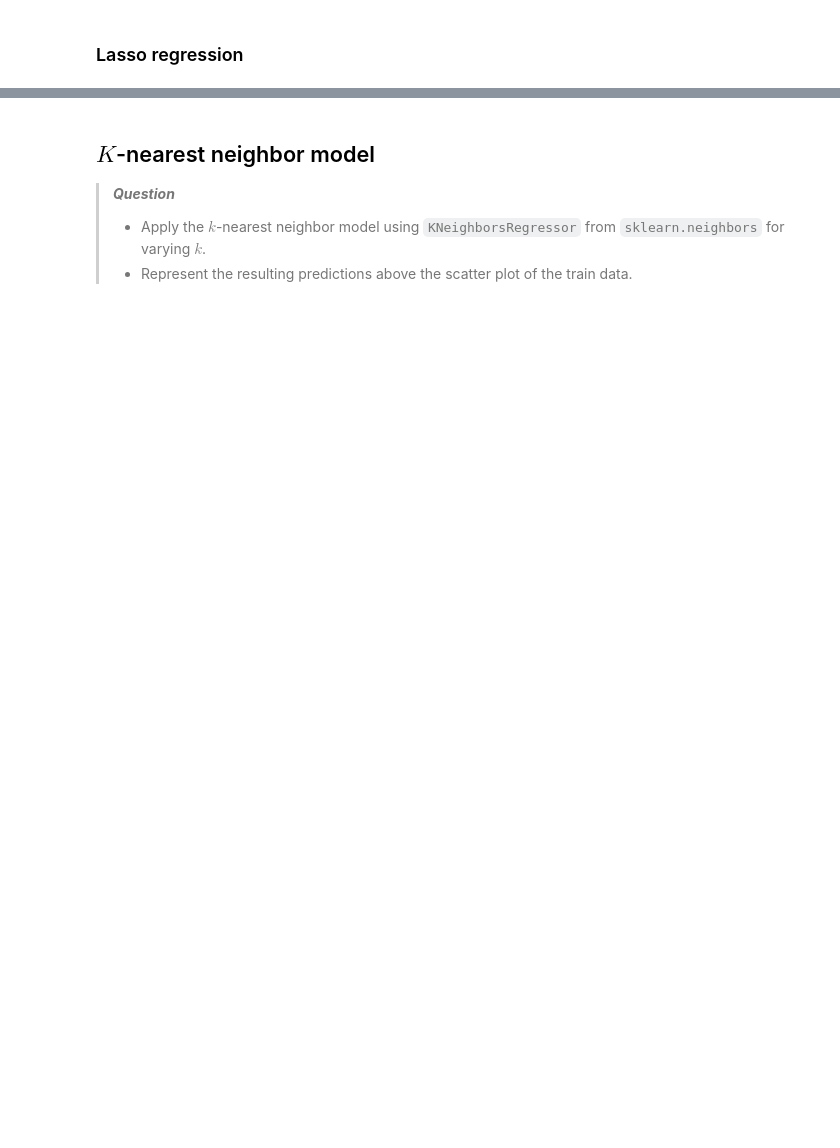
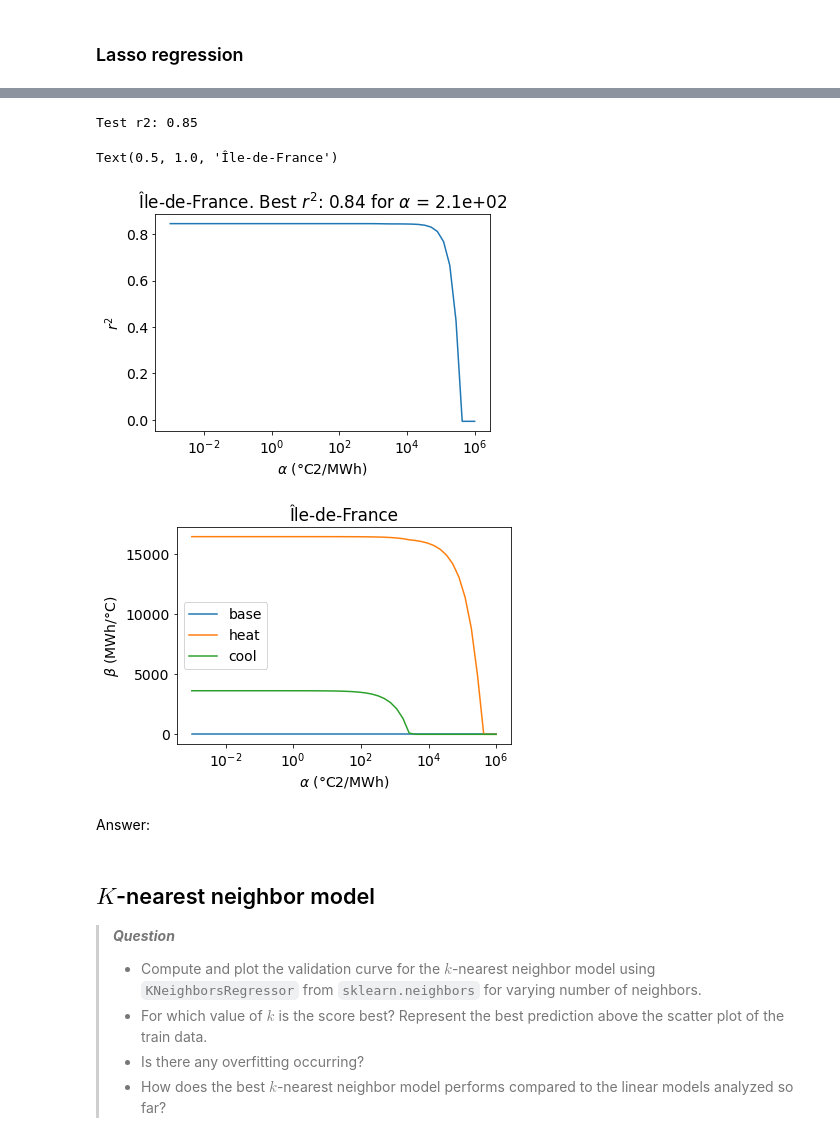
Before and after one commit to Pchambet/ml4climate, a Jupyter notebook: book/notebooks/4_tutorial_regularization_selection_evaluation.ipynb, the cells around one changed output, grey strips where cells are left out. Cells and saved outputs as stored; diff of their text form; code cells hidden in the pictures; blank space fills up the shorter version.

```diff
--- a/book/notebooks/4_tutorial_regularization_selection_evaluation.ipynb
+++ b/book/notebooks/4_tutorial_regularization_selection_evaluation.ipynb
@@ -86,9 +262,73 @@ df_dem_idf = df_dem[region_name]
 # %%
-# Your answer
+# fit_intercept = False
+fit_intercept = True
+
+# Estimator choice
+reg_class = linear_model.Lasso
+
+# Declare empty arrays in which to store r2 scores and coefficients
+r2_validation = np.empty(alpha_rng.shape)
+coefs = np.empty((len(alpha_rng), X.shape[1]))
+
+# Loop over regularization-parameter values
+for k, alpha in enumerate(alpha_rng):
+    # Define the estimator for particular regularization-parameter value
+    reg = reg_class(alpha=alpha, fit_intercept=fit_intercept)
+
+    # Get r2 test scores from k-fold cross-validation
+    r2_validation_arr = cross_val_score(reg, X, y, cv=N_SPLITS)
+
+    # Get r2 expected prediction score by averaging over test scores
+    r2_validation[k] = r2_validation_arr.mean()
+
+    # Save coefficients
+    reg.fit(X, y)
+    coefs[k] = reg.coef_
+
+# Get best value of the regularization parameter
+i_best = np.argmax(r2_validation)
+alpha_best = alpha_rng[i_best]
+r2_best = r2_validation[i_best]
+
+# Plot validation curve
+plt.figure()
+plt.plot(alpha_rng, r2_validation)
+plt.xscale('log')
+plt.xlabel(alpha_label)
+plt.ylabel(r'$r^2$')
+plt.title(region_name + r'. Best $r^2$: {:.2} for $\alpha$ = {:.1e}'.format(
+    r2_best, alpha_best))
+
+# Compute prediction error conditioned on first 5 years of data
+X_test = X[-n_test:]
+y_test = y[-n_test:]
+X_train = X[:-n_test]
+y_train = y[:-n_test]
+reg = reg_class(alpha=alpha_best, fit_intercept=fit_intercept)
+reg.fit(X_train, y_train)
+r2_test = reg.score(X_test, y_test)
+print('Test r2: {:.2f}'.format(r2_test))
+
+# Plot coefficients
+fig, ax = plt.subplots()
+df_coefs = pd.DataFrame(coefs, index=alpha_rng, columns=list(variables))
+df_coefs.index.name = alpha_label
+df_coefs.plot(ax=ax, ylabel=r'$\beta$ (MWh/°C)')
+ax.set_xscale('log')
+plt.title(region_name)
+# %% [output]
+Test r2: 0.85
+Text(0.5, 1.0, 'Île-de-France')
+[figure, added]
+[figure, added]
+# %% [markdown]
+Answer:
 # %% [markdown]
 ## $K$-nearest neighbor model
 
 > ***Question***
-> - Apply the $k$-nearest neighbor model using `KNeighborsRegressor` from `sklearn.neighbors` for varying $k$.
-> - Represent the resulting predictions above the scatter plot of the train data.
+> - Compute and plot the validation curve for the $k$-nearest neighbor model using `KNeighborsRegressor` from `sklearn.neighbors` for varying number of neighbors.
+> - For which value of $k$ is the score best? Represent the best prediction above the scatter plot of the train data.
+> - Is there any overfitting occurring?
+> - How does the best $k$-nearest neighbor model performs compared to the linear models analyzed so far?
 # %%
```
Also changed, not shown: parts of 25 cells of this notebook, 3 other files.
